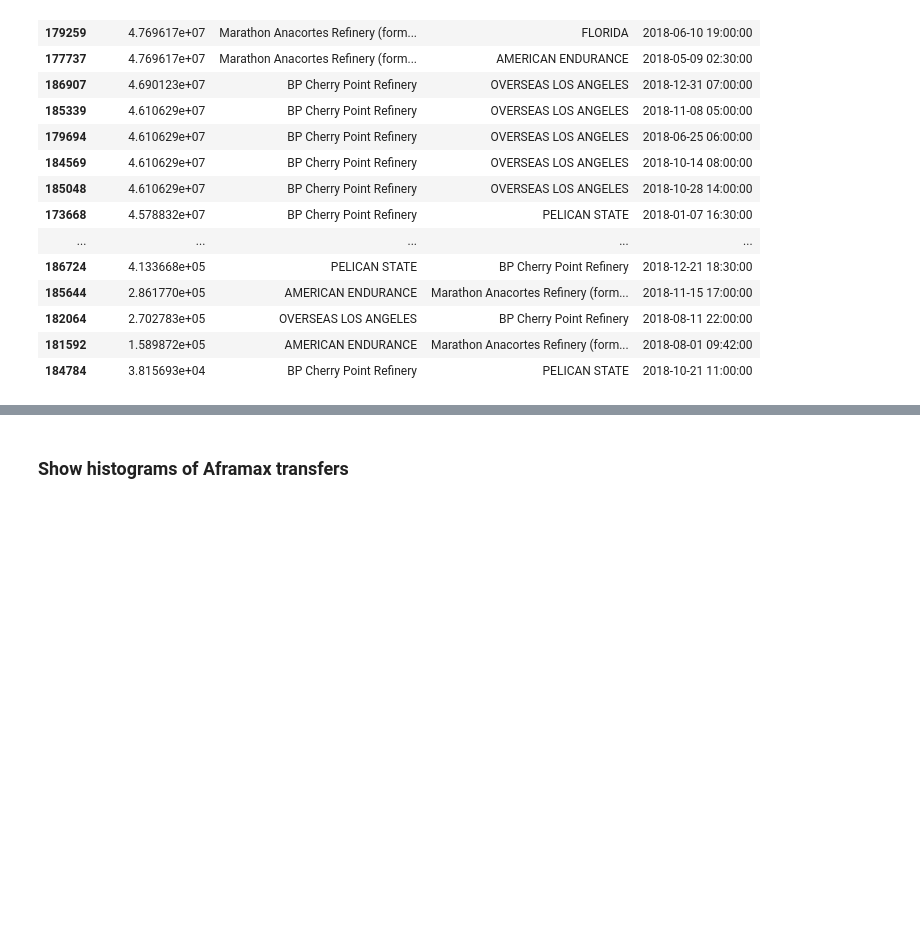
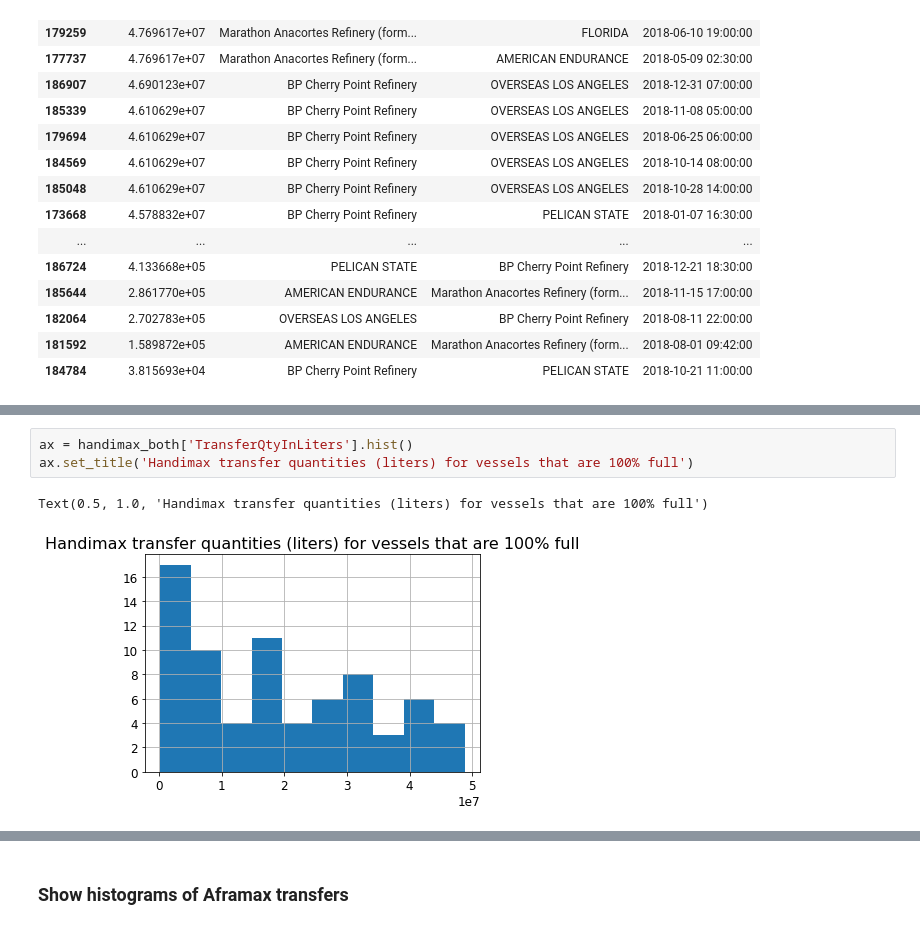
Before and after one commit to MIDOSS/analysis-rachael, a Jupyter notebook: notebooks/monte_carlo/QAQC_Tanker_AISlengths_DOEcapacities.ipynb, the cells around one changed output, grey strips where cells are left out. Drawn from its saved outputs; the diff is of its cells as text; blank space fills up the shorter version.

```diff
--- a/notebooks/monte_carlo/QAQC_Tanker_AISlengths_DOEcapacities.ipynb
+++ b/notebooks/monte_carlo/QAQC_Tanker_AISlengths_DOEcapacities.ipynb
@@ -689,0 +766,6 @@ volume[vessel_type].sort_values(by='StartDateTime')
+# %%
+ax = handimax_both['TransferQtyInLiters'].hist()
+ax.set_title('Handimax transfer quantities (liters) for vessels that are 100% full')
+# %% [output]
+Text(0.5, 1.0, 'Handimax transfer quantities (liters) for vessels that are 100% full')
+[figure, added]
```
Also changed, not shown: parts of 9 cells of this notebook.
